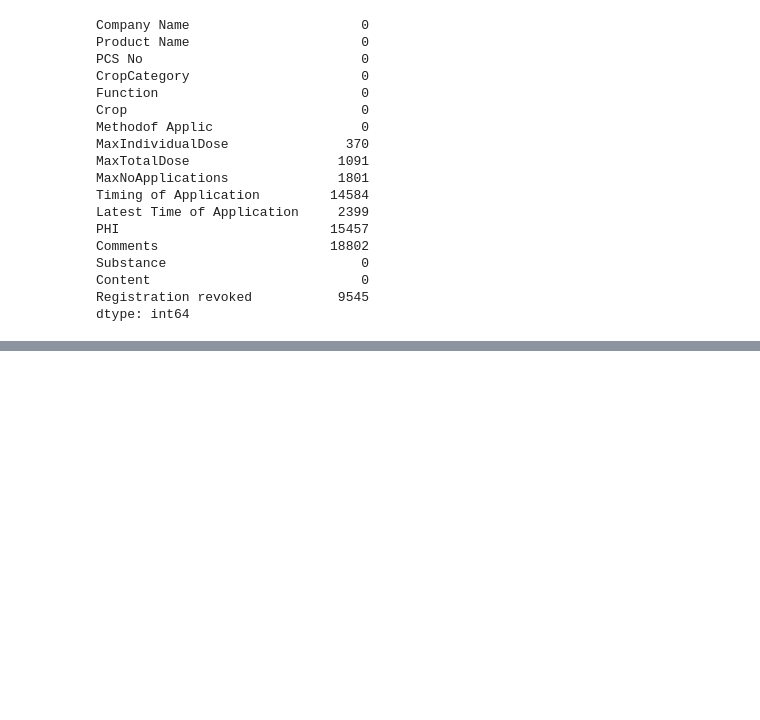
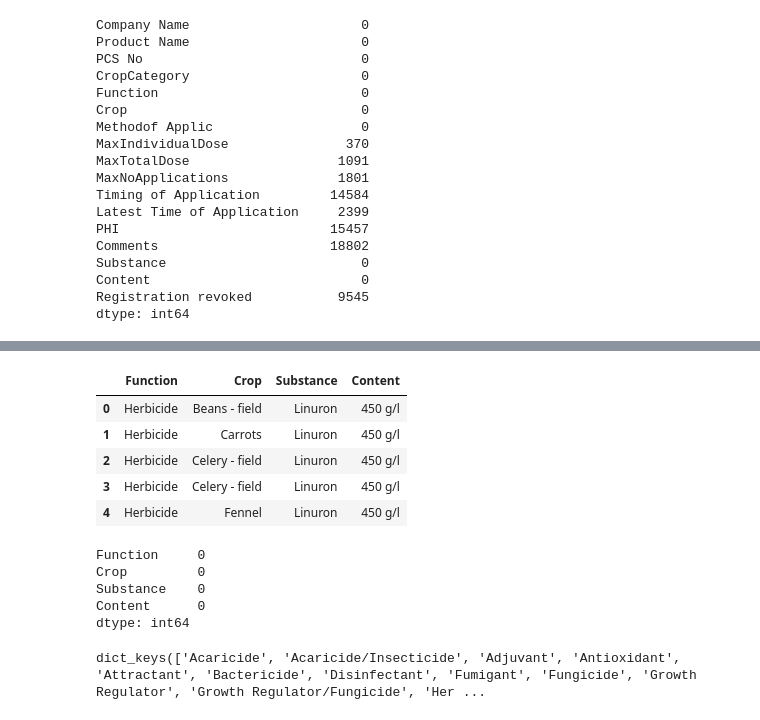
Before and after one commit to Ek1mBr0/PPP_Data_Project, a Jupyter notebook: PPP_Data_Project.ipynb, the cells around one changed output, grey strips where cells are left out. Saved outputs shown, nothing was run; the diff lists cells and outputs as text; code cells hidden in the pictures; blank space fills up the shorter version.

```diff
--- a/PPP_Data_Project.ipynb
+++ b/PPP_Data_Project.ipynb
@@ -184,0 +178,23 @@ print(Revoked)
+# %%
+PPP_short = pd.DataFrame(PPP_Data, columns = ['Function', 'Crop', 'Substance', 'Content'])
+# %%
+PPP_short.head()
+# %% [output]
+|  | Function | Crop | Substance | Content |
+| 0 | Herbicide | Beans - field | Linuron | 450 g/l |
+| 1 | Herbicide | Carrots | Linuron | 450 g/l |
+| 2 | Herbicide | Celery - field | Linuron | 450 g/l |
+| 3 | Herbicide | Celery - field | Linuron | 450 g/l |
+| 4 | Herbicide | Fennel | Linuron | 450 g/l |
+# %%
+PPP_short.isnull().sum()
+# %% [output]
+Function     0
+Crop         0
+Substance    0
+Content      0
+dtype: int64
+# %%
+PPP_short.groupby(['Function']).groups.keys()
+# %% [output]
+dict_keys(['Acaricide', 'Acaricide/Insecticide', 'Adjuvant', 'Antioxidant', 'Attractant', 'Bactericide', 'Disinfectant', 'Fumigant', 'Fungicide', 'Growth Regulator', 'Growth Regulator/Fungicide', 'Her ...
```
Also changed, not shown: parts of 13 cells of this notebook.
